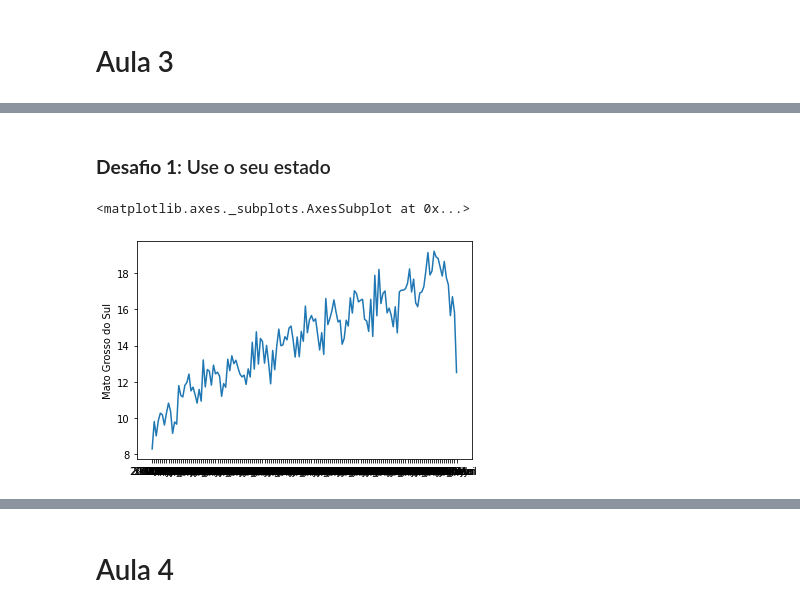
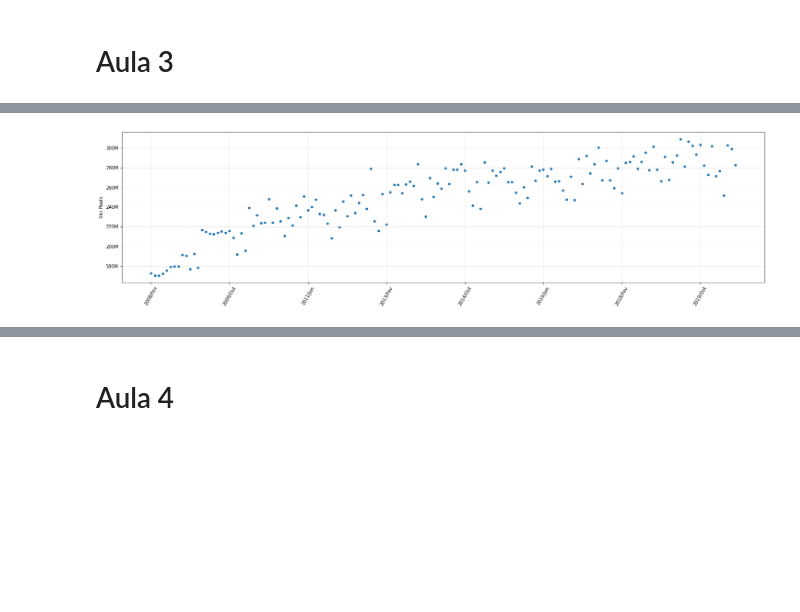
Before and after one commit to carollimaxp/data_science_alura, a Jupyter notebook: DS_Bootcamp_Módulo_2.ipynb, the cells around one changed output, grey strips where cells are left out. Saved outputs shown, nothing was run; the diff lists cells and outputs as text; code cells hidden in the pictures; blank space fills up the shorter version.

```diff
--- a/DS_Bootcamp_Módulo_2.ipynb
+++ b/DS_Bootcamp_Módulo_2.ipynb
@@ -741,4 +741,4 @@ colunas_usaveis = colunas_usaveis.drop(colunas_usaveis[0:6])
 colunas_usaveis
 # %%
 mensal = ordenado_por_total[colunas_usaveis].T
-mensal = mensal / 1000000
+mensal = mensal
@@ -750,7 +745,13 @@ sns.scatterplot(data = mensal, x = mensal.index, y= 'São Paulo' )
-# %% [markdown]
-### **Desafio 1**: Use o seu estado
-# %%
-sns.lineplot(data = mensal, x = mensal.index, y= 'Mato Grosso do Sul')
-# %% [output]
-<matplotlib.axes._subplots.AxesSubplot at 0x...>
-[figure, removed]
+# %%
+plt.figure(figsize=(25,6))
+plt.xticks(rotation = 60)
+plt.grid(True, alpha = 0.3)
+ax = sns.scatterplot(data = mensal, x = mensal.index, y= 'São Paulo' )
+ax.yaxis.set_major_formatter(ticker.FuncFormatter(reformat_large_tick_values))
+
+# Automaticamente escolhe os indices para mostrar no eixo X
+ax.xaxis.set_major_locator(ticker.AutoLocator())
+
+plt.show()
+# %% [output]
+[figure, added]
```
Also changed, not shown: parts of 4 cells of this notebook.
